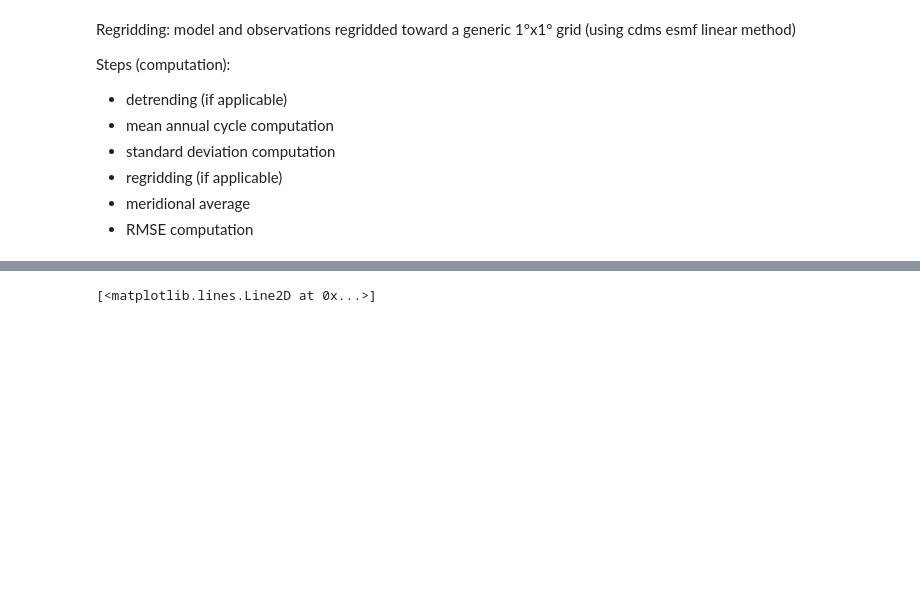
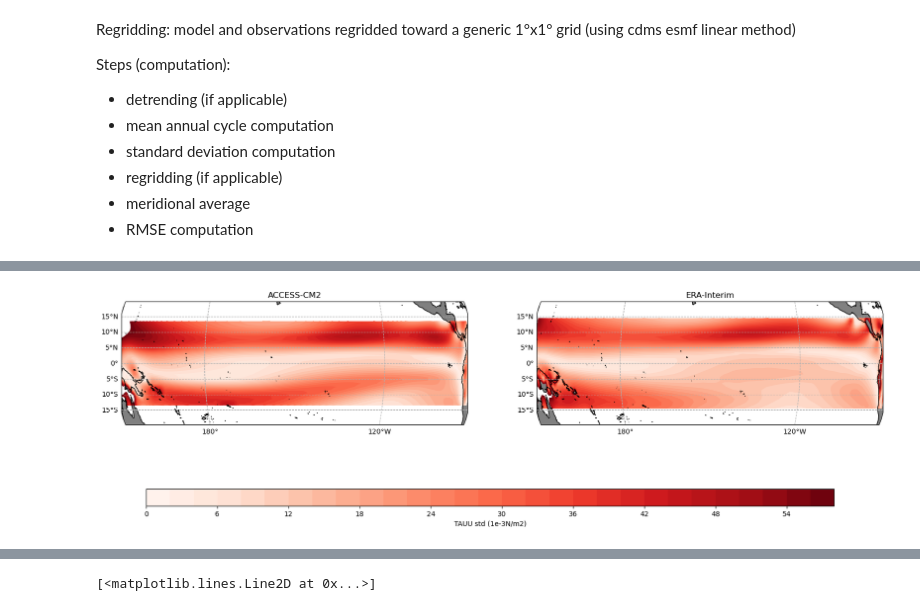
Before and after one commit to ACCESS-NRI/ENSO_recipes, a Jupyter notebook: fc/eq_Taux_sea_cycle.ipynb, the cells around one changed output, grey strips where cells are left out. Drawn from its saved outputs; the diff is of its cells as text; code cells hidden in the pictures; blank space fills up the shorter version.

```diff
--- a/fc/eq_Taux_sea_cycle.ipynb
+++ b/fc/eq_Taux_sea_cycle.ipynb
@@ -71,8 +75,8 @@ import numpy as np
 def preproc_base(cube):
     cube = detrend(cube, dimension='time', method='linear')
     # cube = regrid(cube, target_grid="1x1", scheme="linear")
-    cube = extract_region(cube, 150, 270, -5,5)
-    # cube = extract_region(cube, 130, 290, -15,15) #90-270, -5,5 for visual
+    # cube = extract_region(cube, 150, 270, -5,5)
+    cube = extract_region(cube, 130, 290, -15,15) #90-270, -5,5 for visual
     cube = climate_statistics(cube,'mean', period='monthly')
     cube = regrid(cube, target_grid="1x1", scheme="linear")
     cube.convert_units('1e-3 N/m2')
@@ -92,7 +96,7 @@ def preproc_3_1(cube):
 # level 2 map std dev value
 # cube = cube.collapsed('month_number', iris.analysis.STD_DEV)
 
-print(cube.data.max(),cube.data.min(),cube.units)
+# print(cube.data.max(),cube.data.min(),cube.units)
 # cube.summary()
 
 # rmse calc from obs
@@ -134,0 +137,8 @@ ax = plt.gca()
+# %%
+
+#diagnostic level 2
+
+process={}
+for ds in datasets:
+    cube_process = preproc_base(ds.load())# collect from 1? -different extent
+    process[ds['dataset']] = cube_process.collapsed('month_number', iris.analysis.STD_DEV)
@@ -134,0 +152,34 @@ ax = plt.gca()
+# %%
+import iris.plot as iplt
+import matplotlib.colors as mcolors
+import cartopy.feature as cfeature
+
+fig = plt.figure(figsize=(20, 7))
+proj = ccrs.Orthographic(central_longitude=210.0)
+i =121
+
+# axls = []
+for label, cube in process.items():
+
+    ax1 = plt.subplot(i,projection=proj)
+    ax1.add_feature(cfeature.LAND, facecolor='gray')  # Add land feature with gray color
+    ax1.coastlines()
+    cf1 = iplt.contourf(cube, levels=np.arange(0,60,2),projection=proj, cmap='Reds')
+
+    ax1.set_extent([130, 290, -20, 20], crs=ccrs.PlateCarree())
+    ax1.set_title(label)
+
+    # Add gridlines for latitude and longitude
+    gl1 = ax1.gridlines(draw_labels=True, linestyle='--')
+    gl1.top_labels = False
+    gl1.right_labels = False
+
+    i+=1
+
+
+# Add a single colorbar at the bottom
+cax = plt.axes([0.15,0.08,0.7,0.05])
+cbar = fig.colorbar(cf1, cax=cax, orientation='horizontal', extend='both')
+cbar.set_label('TAUU std (1e-3N/m2)')
+# %% [output]
+[figure, added]
```
Also changed, not shown: parts of 7 cells of this notebook, 1 other file.
